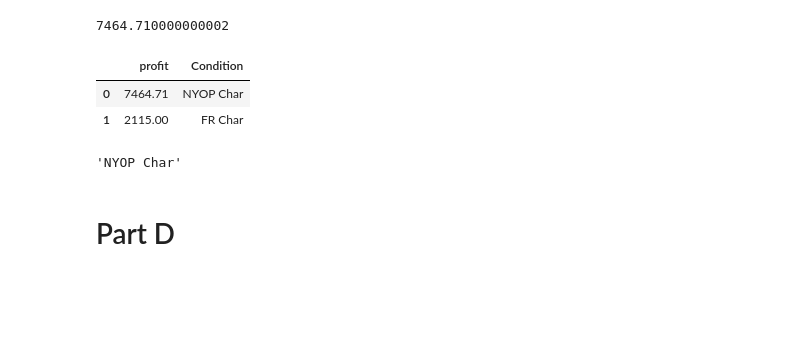
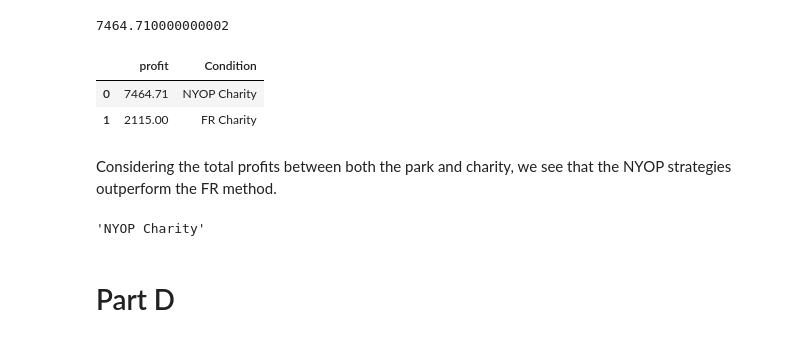
Before and after one commit to rsm-roguchi/Case2, a Jupyter notebook: case.ipynb, the cells around one changed output. Drawn from its saved outputs; the diff is of its cells as text; code cells hidden in the pictures; blank space fills up the shorter version.

```diff
--- a/case.ipynb
+++ b/case.ipynb
@@ -411,16 +411,18 @@ charity_rev_nyop
 # %% [output]
 7464.710000000002
 # %%
-charity_profit = pd.DataFrame({'profit': [charity_rev_nyop, chairty_rev_fr], 'Condition': ['NYOP Char', 'FR Char']})
+charity_profit = pd.DataFrame({'profit': [charity_rev_nyop, chairty_rev_fr], 'Condition': ['NYOP Charity', 'FR Charity']})
 charity_profit
 # %% [output]
 |  | profit | Condition |
-| 0 | 7464.71 | NYOP Char |
-| 1 | 2115.00 | FR Char |
+| 0 | 7464.71 | NYOP Charity |
+| 1 | 2115.00 | FR Charity |
+# %% [markdown]
+Considering the total profits between both the park and charity, we see that the NYOP strategies outperform the FR method.
 # %%
 charity_profit.sort_values('profit').loc[0, 'Condition'] #The highest strategy for making largest societal profit.
 # %% [output]
-'NYOP Char'
+'NYOP Charity'
 # %% [markdown]
 # Part D
 # %%
```
Also changed, not shown: parts of 6 cells of this notebook, 1 other file.
